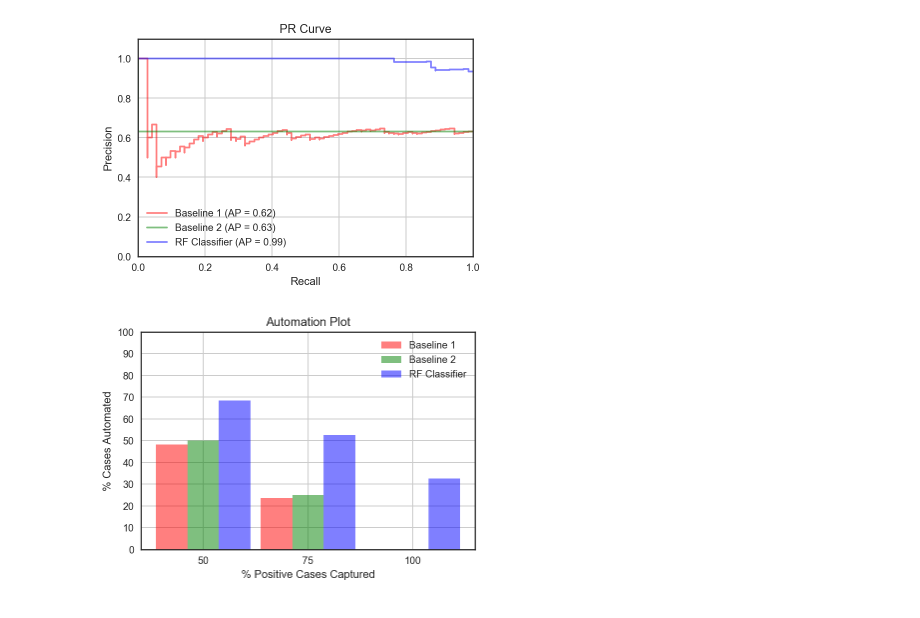
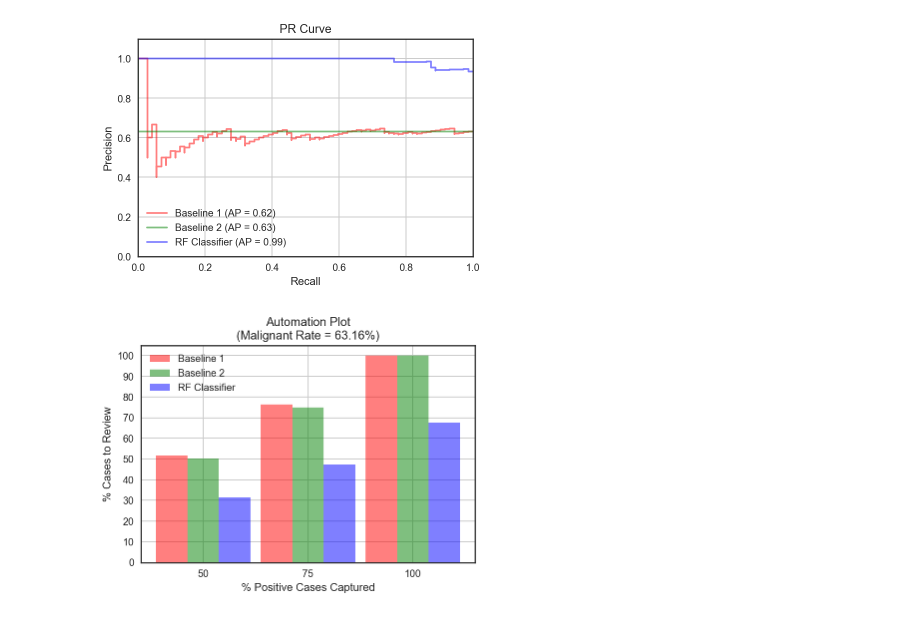
Before and after one commit to thampiman/msdn-digp-blog, a Jupyter notebook: measuring_model_goodness/Classification.ipynb, the cells around one changed output. Cells and saved outputs as stored; diff of their text form; code cells hidden in the pictures.

Commit message:
Automation plot

```diff
--- a/measuring_model_goodness/Classification.ipynb
+++ b/measuring_model_goodness/Classification.ipynb
@@ -376,37 +376,37 @@ def find_nearest(array, value):
     idx = (np.abs(array - value)).argmin()
     return array[idx], idx
 x = []
 b1_auto = []
 b2_auto = []
 rf_auto = []
 for recall in recalls_to_consider:
     x.append(int(recall * 100))
-    b1_auto.append(100 - malignant_rate * recall / b1_p[find_nearest(b1_r, recall)[1]])
-    b2_auto.append(100 - malignant_rate * recall / b2_p[find_nearest(b2_r, recall)[1]])
-    rf_auto.append(100 - malignant_rate * recall / rf_p[find_nearest(rf_r, recall)[1]])
+    b1_auto.append(malignant_rate * recall / b1_p[find_nearest(b1_r, recall)[1]])
+    b2_auto.append(malignant_rate * recall / b2_p[find_nearest(b2_r, recall)[1]])
+    rf_auto.append(malignant_rate * recall / rf_p[find_nearest(rf_r, recall)[1]])
 
 f, ax = plt.subplots()
 index = np.arange(len(x))
 bar_width = 0.3
 opacity = 0.5
 ax.bar(index, b1_auto, bar_width,
        alpha=opacity, color='r',
        label='Baseline 1')
 ax.bar(index + bar_width, b2_auto, bar_width,
        alpha=opacity, color='g',
        label='Baseline 2')
 ax.bar(index + 2 * bar_width, rf_auto, bar_width,
        alpha=opacity, color='b',
        label='RF Classifier')
 ax.set_xticks(index + bar_width)
 ax.set_xticklabels(x)
-ax.set_ylim([0, 100])
+ax.set_ylim([0, 105])
 ax.set_yticks(np.arange(0, 101, 10))
-ax.set_ylabel('% Cases Automated')
+ax.set_ylabel('% Cases to Review')
 ax.set_xlabel('% Positive Cases Captured')
 ax.grid(True)
 ax.legend()
-ax.set_title('Automation Plot')
+ax.set_title('Automation Plot\n(Malignant Rate = %.2f%%)' % malignant_rate)
 f.savefig('images/automation.png', dpi=200, bbox_inches='tight');
 # %% [output]
-[figure, old version]
+[figure, new version]
```
Also changed, not shown: 1 other file.
